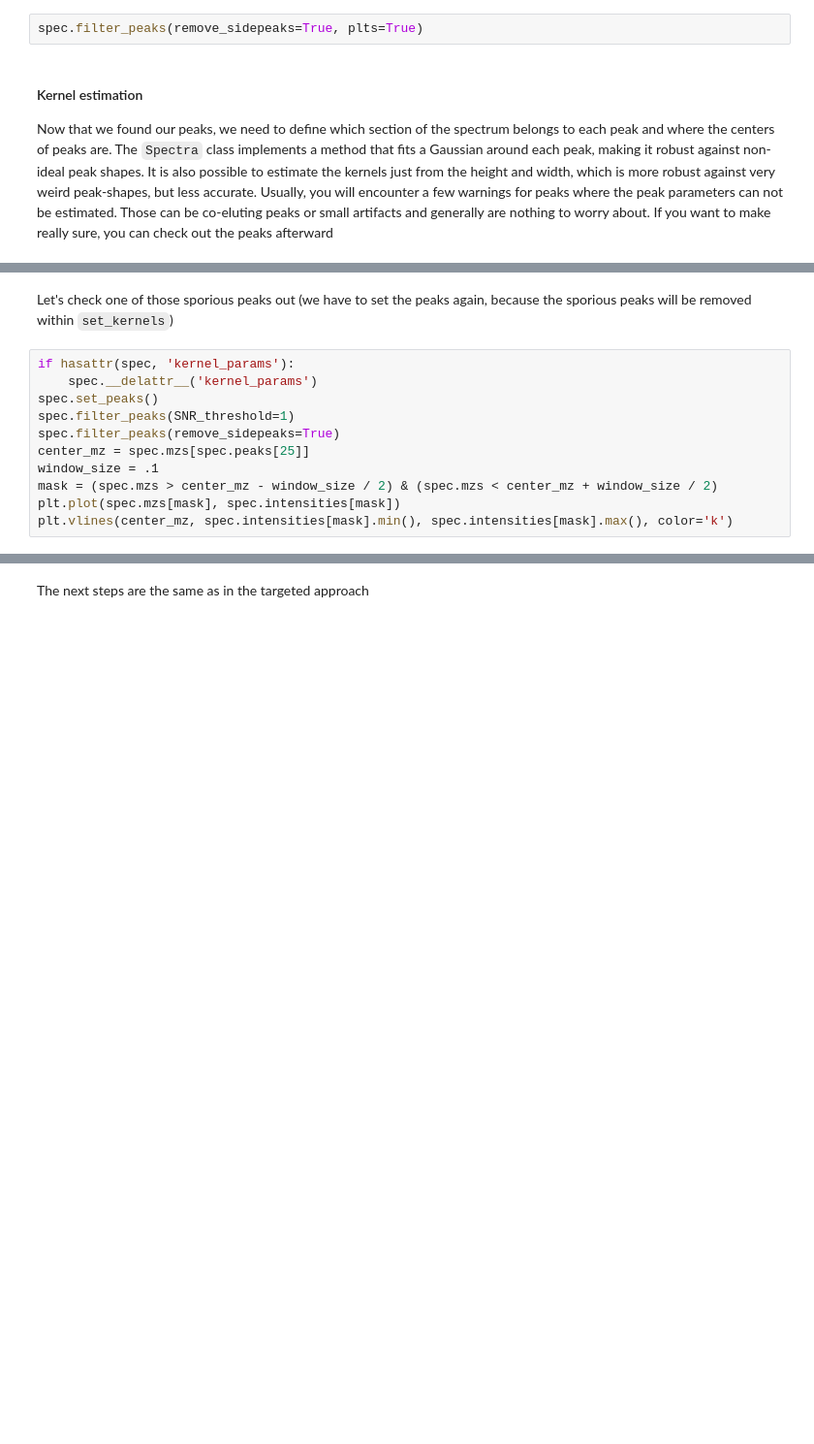
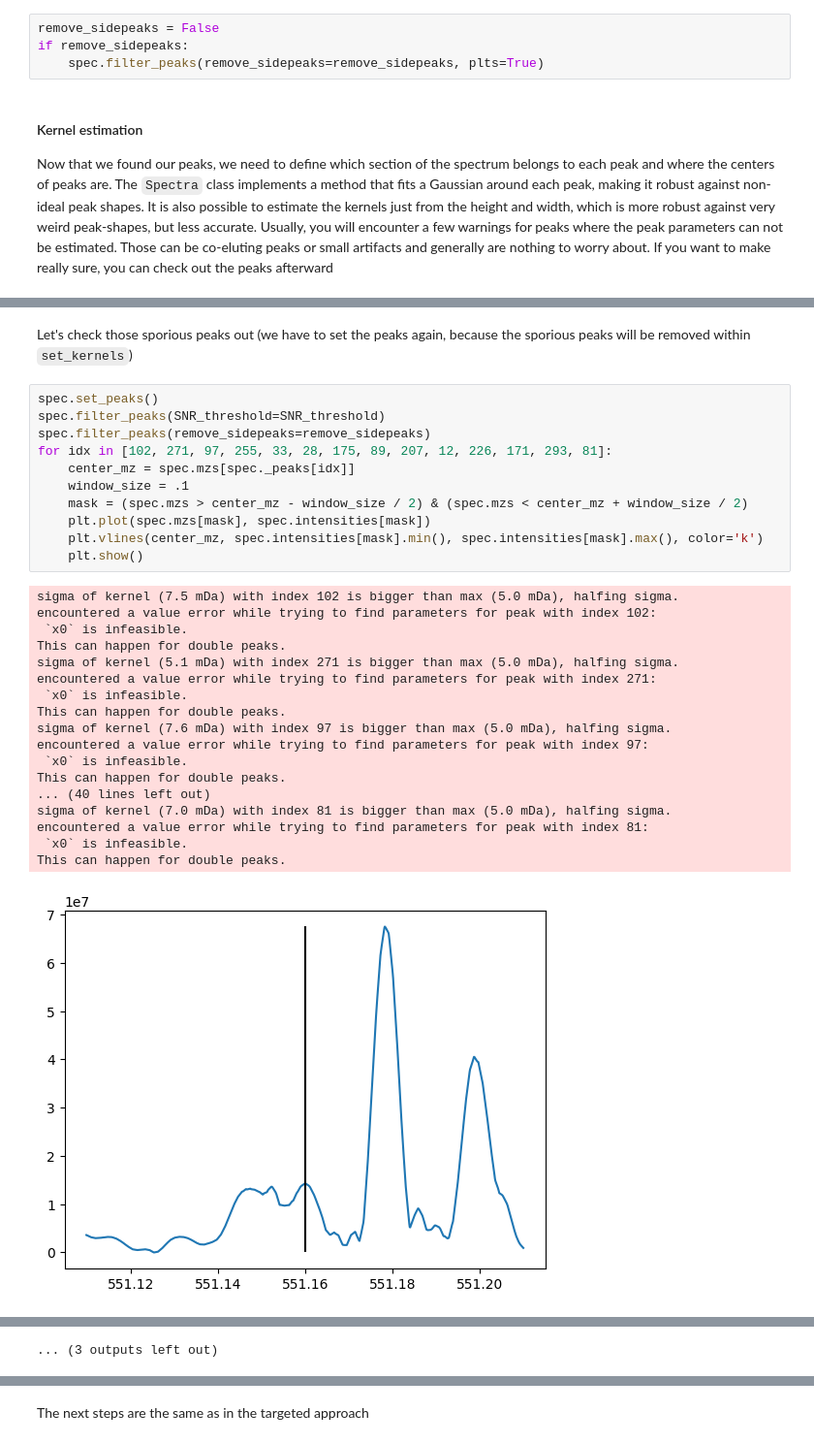
Before and after one commit to yaza11/maspim, a Jupyter notebook: Notebooks/02_Spectra.ipynb, the cells around one changed output, grey strips where cells are left out. Shown at 97% size. Cells and saved outputs as stored; diff of their text form; blank space fills up the shorter version.

```diff
--- a/Notebooks/02_Spectra.ipynb
+++ b/Notebooks/02_Spectra.ipynb
@@ -223,7 +198,9 @@ spec.filter_peaks(SNR_threshold=1, plts=True)
 # %% [markdown]
 or by detecting side-peaks (which are artifacts from the fourier transform), but usually they are quite low in there intensities and not a big concern
 # %%
-spec.filter_peaks(remove_sidepeaks=True, plts=True)
+remove_sidepeaks = False
+if remove_sidepeaks:
+    spec.filter_peaks(remove_sidepeaks=remove_sidepeaks, plts=True)
 # %% [markdown]
 #### Kernel estimation
 Now that we found our peaks, we need to define which section of the spectrum belongs to each peak and where the centers of peaks are. The `Spectra` class implements a method that fits a Gaussian around each peak, making it robust against non-ideal peak shapes. It is also possible to estimate the kernels just from the height and width, which is more robust against very weird peak-shapes, but less accurate. Usually, you will encounter a few warnings for peaks where the peak parameters can not be estimated. Those can be co-eluting peaks or small artifacts and generally are nothing to worry about. If you want to make really sure, you can check out the peaks afterward
@@ -232,13 +227,32 @@ spec.set_kernels(sigma_max=5e-3)
 # %% [markdown]
-Let's check one of those sporious peaks out (we have to set the peaks again, because the sporious peaks will be removed within `set_kernels`)
+Let's check those sporious peaks out (we have to set the peaks again, because the sporious peaks will be removed within `set_kernels`)
 # %%
-if hasattr(spec, 'kernel_params'):
-    spec.__delattr__('kernel_params')
 spec.set_peaks()
-spec.filter_peaks(SNR_threshold=1)
-spec.filter_peaks(remove_sidepeaks=True)
-center_mz = spec.mzs[spec.peaks[25]]
-window_size = .1
-mask = (spec.mzs > center_mz - window_size / 2) & (spec.mzs < center_mz + window_size / 2)
-plt.plot(spec.mzs[mask], spec.intensities[mask])
-plt.vlines(center_mz, spec.intensities[mask].min(), spec.intensities[mask].max(), color='k')
+spec.filter_peaks(SNR_threshold=SNR_threshold)
+spec.filter_peaks(remove_sidepeaks=remove_sidepeaks)
+for idx in [102, 271, 97, 255, 33, 28, 175, 89, 207, 12, 226, 171, 293, 81]:
+    center_mz = spec.mzs[spec._peaks[idx]]
+    window_size = .1
+    mask = (spec.mzs > center_mz - window_size / 2) & (spec.mzs < center_mz + window_size / 2)
+    plt.plot(spec.mzs[mask], spec.intensities[mask])
+    plt.vlines(center_mz, spec.intensities[mask].min(), spec.intensities[mask].max(), color='k')
+    plt.show()
+# %% [output]
+sigma of kernel (7.5 mDa) with index 102 is bigger than max (5.0 mDa), halfing sigma.
+encountered a value error while trying to find parameters for peak with index 102:
+ `x0` is infeasible.
+This can happen for double peaks.
+sigma of kernel (5.1 mDa) with index 271 is bigger than max (5.0 mDa), halfing sigma.
+encountered a value error while trying to find parameters for peak with index 271:
+ `x0` is infeasible.
+This can happen for double peaks.
+sigma of kernel (7.6 mDa) with index 97 is bigger than max (5.0 mDa), halfing sigma.
+encountered a value error while trying to find parameters for peak with index 97:
+ `x0` is infeasible.
+This can happen for double peaks.
+... (40 lines left out)
+sigma of kernel (7.0 mDa) with index 81 is bigger than max (5.0 mDa), halfing sigma.
+encountered a value error while trying to find parameters for peak with index 81:
+ `x0` is infeasible.
+This can happen for double peaks.
+[figure, added]
@@ -244,0 +269 @@ plt.vlines(center_mz, spec.intensities[mask].min(), spec.intensities[mask].max()
+... (3 outputs left out)
```
Also changed, not shown: parts of 38 cells of this notebook, 3 other files.
